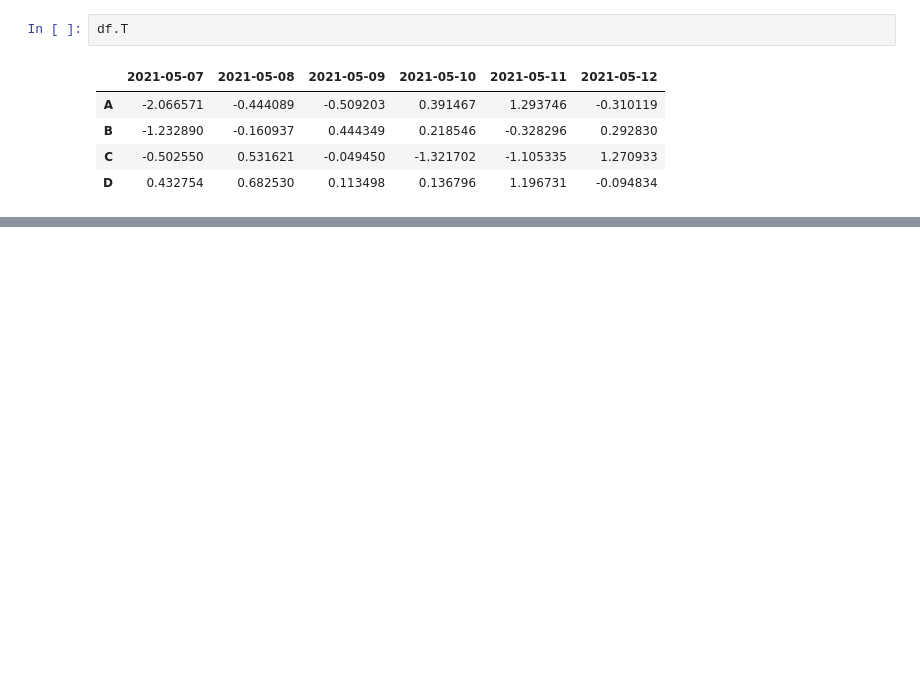
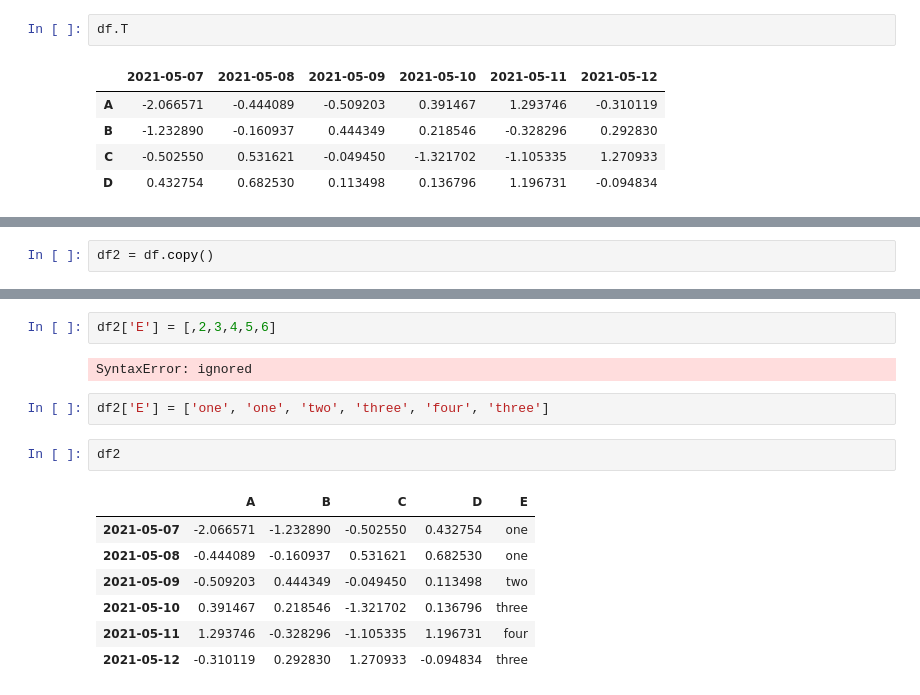
Before and after one commit to bmt1512/bmt-pythone, a Jupyter notebook: 21512_10주차_실습_ipynb의_사본.ipynb, the cells around one changed output, grey strips where cells are left out. Cells and saved outputs as stored; diff of their text form; blank space fills up the shorter version.

```diff
--- a/21512_10주차_실습_ipynb의_사본.ipynb
+++ b/21512_10주차_실습_ipynb의_사본.ipynb
@@ -144,0 +292,2 @@ df.T
+# %%
+df2 = df.copy()
@@ -144,0 +304,16 @@ df.T
+# %%
+df2['E'] = [,2,3,4,5,6]
+# %% [output]
+SyntaxError: ignored
+# %%
+df2['E'] = ['one', 'one', 'two', 'three', 'four', 'three']
+# %%
+df2
+# %% [output]
+|  | A | B | C | D | E |
+| 2021-05-07 | -2.066571 | -1.232890 | -0.502550 | 0.432754 | one |
+| 2021-05-08 | -0.444089 | -0.160937 | 0.531621 | 0.682530 | one |
+| 2021-05-09 | -0.509203 | 0.444349 | -0.049450 | 0.113498 | two |
+| 2021-05-10 | 0.391467 | 0.218546 | -1.321702 | 0.136796 | three |
+| 2021-05-11 | 1.293746 | -0.328296 | -1.105335 | 1.196731 | four |
+| 2021-05-12 | -0.310119 | 0.292830 | 1.270933 | -0.094834 | three |
```
Also changed, not shown: parts of 20 cells of this notebook.
